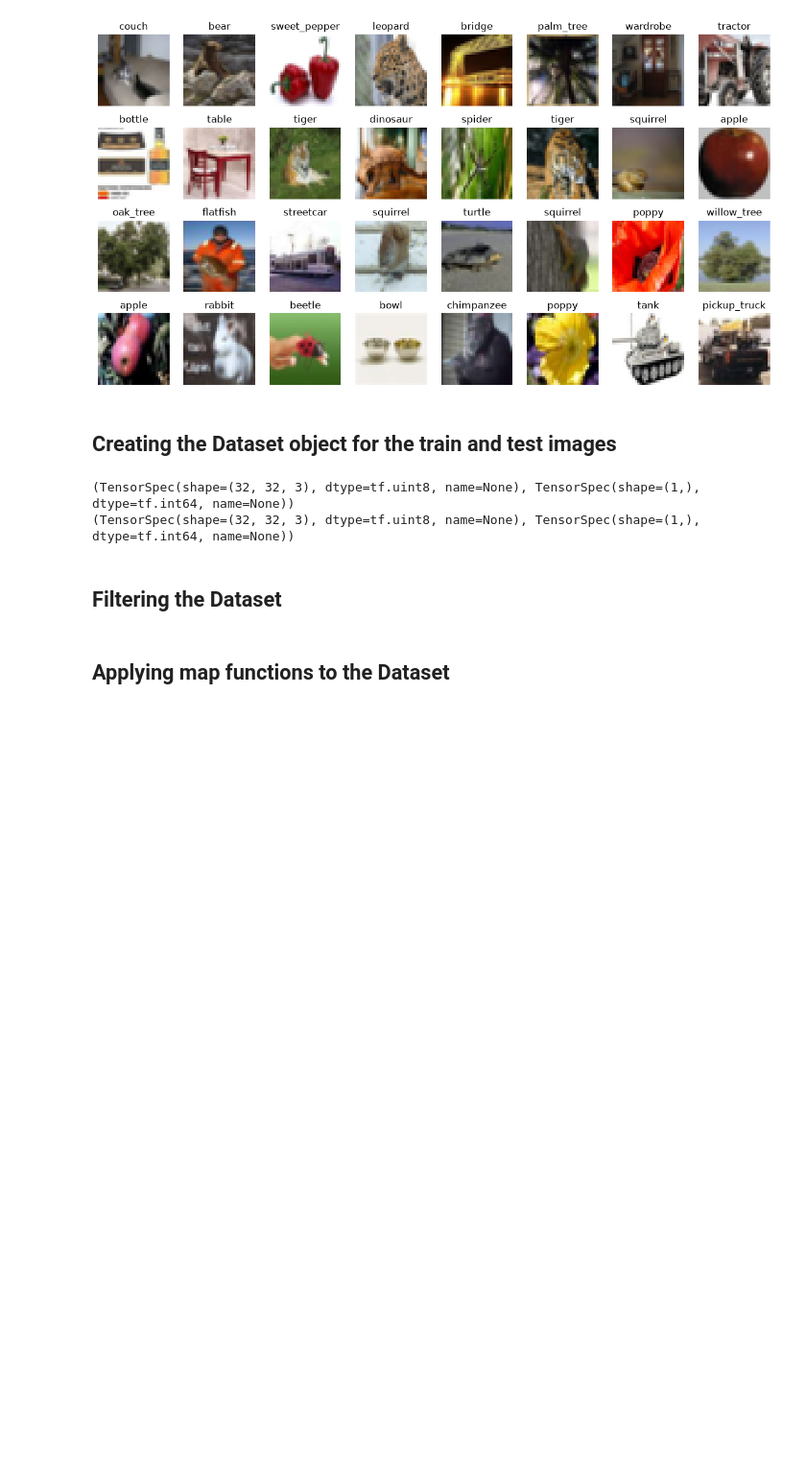
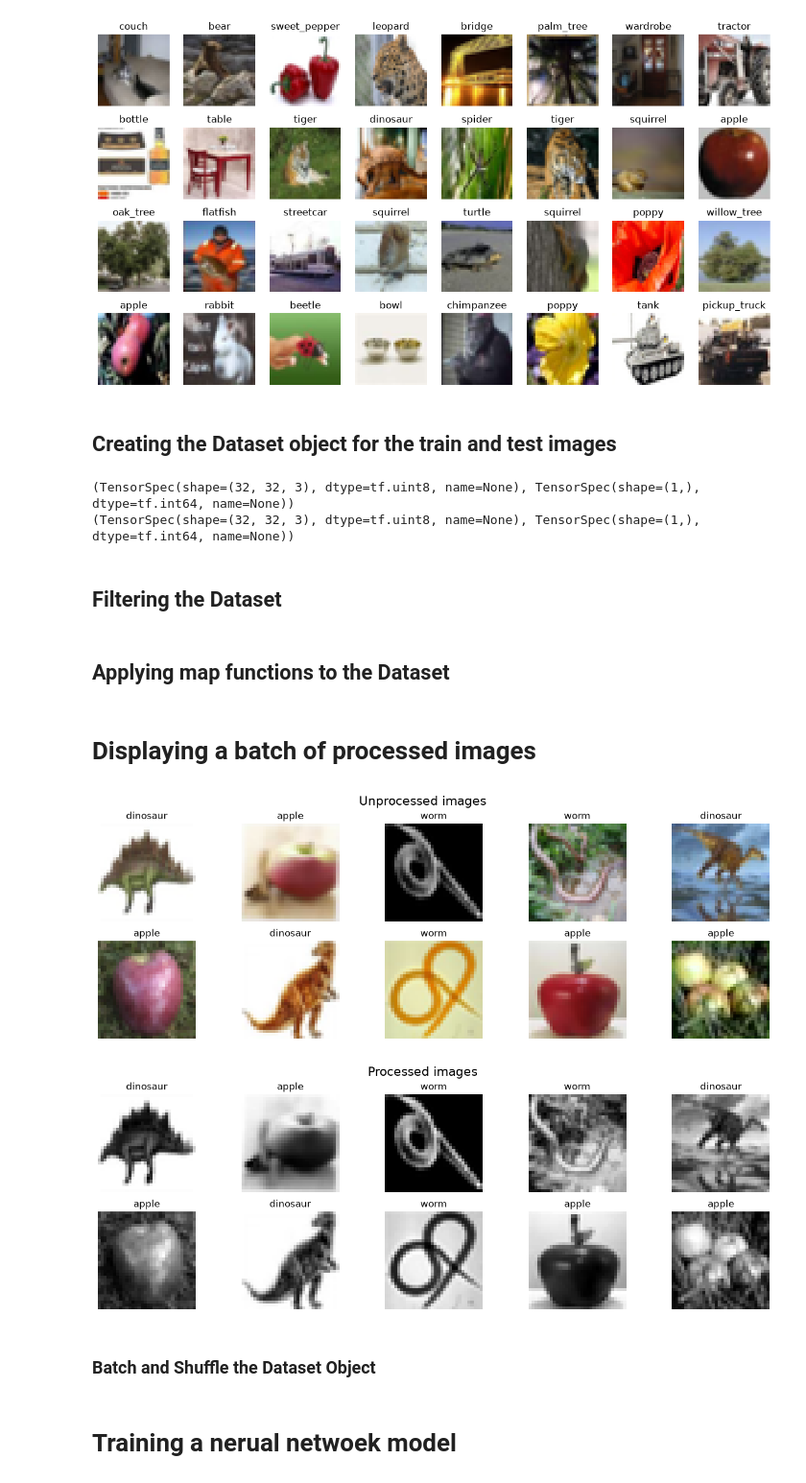
Before and after one commit to ramirezgrosas/tf2-image-data-pipelines-lsun-cifar100, a Jupyter notebook: tf2-image-data-pipelines-lsun-cifar100.ipynb, the cells around one changed output. Shown at 96% size. Cells and saved outputs as stored; diff of their text form; code cells hidden in the pictures; blank space fills up the shorter version.

Commit message:
Applying map to proprocess the Dataset Object, building, training and evaluating the model, Obtain predictions with the model.

```diff
--- a/tf2-image-data-pipelines-lsun-cifar100.ipynb
+++ b/tf2-image-data-pipelines-lsun-cifar100.ipynb
@@ -429,0 +442,44 @@ test_dataset = filter_classes(test_dataset, cifar_classes)
+# %%
+train_dataset = map_labels(train_dataset)
+test_dataset = map_labels(test_dataset)
+# %%
+
+def map_images(dataset):
+
+    def process_image(image, label):
+        image = tf.cast(image, tf.float32)/255.0
+        image = tf.reduce_mean(image, axis=-1, keepdims=True)
+
+        return image, label
+
+    mapped_image = dataset.map(process_image)
+
+    return mapped_image
+# %%
+train_dataset_bw = map_images(train_dataset)
+test_dataset_bw = map_images(test_dataset)
+# %% [markdown]
+# Displaying a batch of processed images
+# %%
+plt.figure(figsize=(16,5))
+plt.suptitle("Unprocessed images", fontsize=16)
+for n, elem in enumerate(train_dataset.take(10)):
+    images, labels = elem
+    ax = plt.subplot(2, 5, n+1)
+    plt.title(cifar_labels[cifar_classes[np.where(labels == 1.)[0][0]]])
+    plt.imshow(np.squeeze(images), cmap='gray')
+    plt.axis('off')
+
+plt.figure(figsize=(16,5))
+plt.suptitle("Processed images", fontsize=16)
+for n, elem in enumerate(train_dataset_bw.take(10)):
+    images_bw, labels_bw = elem
+    ax = plt.subplot(2, 5, n+1)
+    plt.title(cifar_labels[cifar_classes[np.where(labels_bw == 1.)[0][0]]])
+    plt.imshow(np.squeeze(images_bw), cmap='gray')
+    plt.axis('off')
+# %% [output]
+[figure, added]
+[figure, added]
+# %% [markdown]
+### Batch and Shuffle the Dataset Object
@@ -429,0 +492,2 @@ test_dataset = filter_classes(test_dataset, cifar_classes)
+# %% [markdown]
+# Training a nerual netwoek model
```
Also changed, not shown: parts of 7 cells of this notebook.
